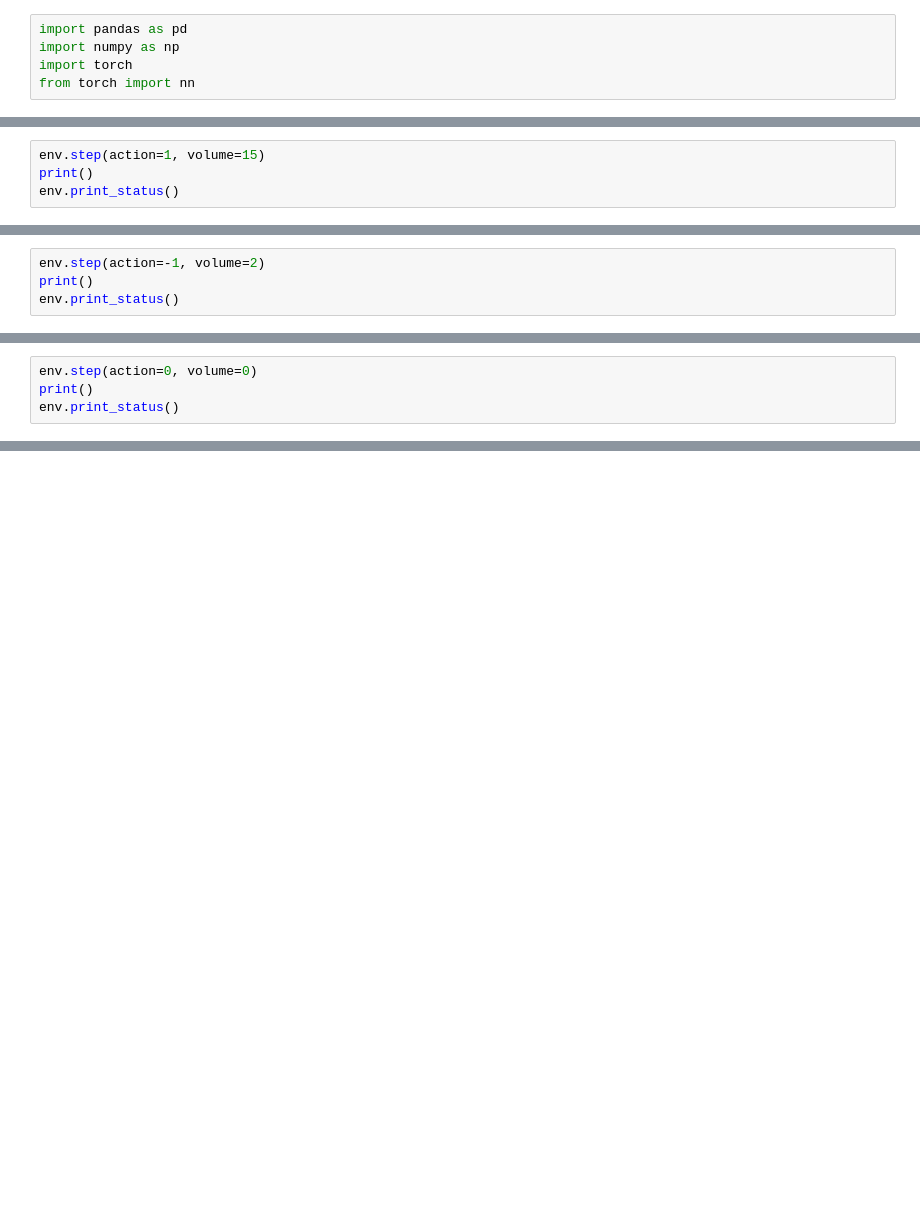
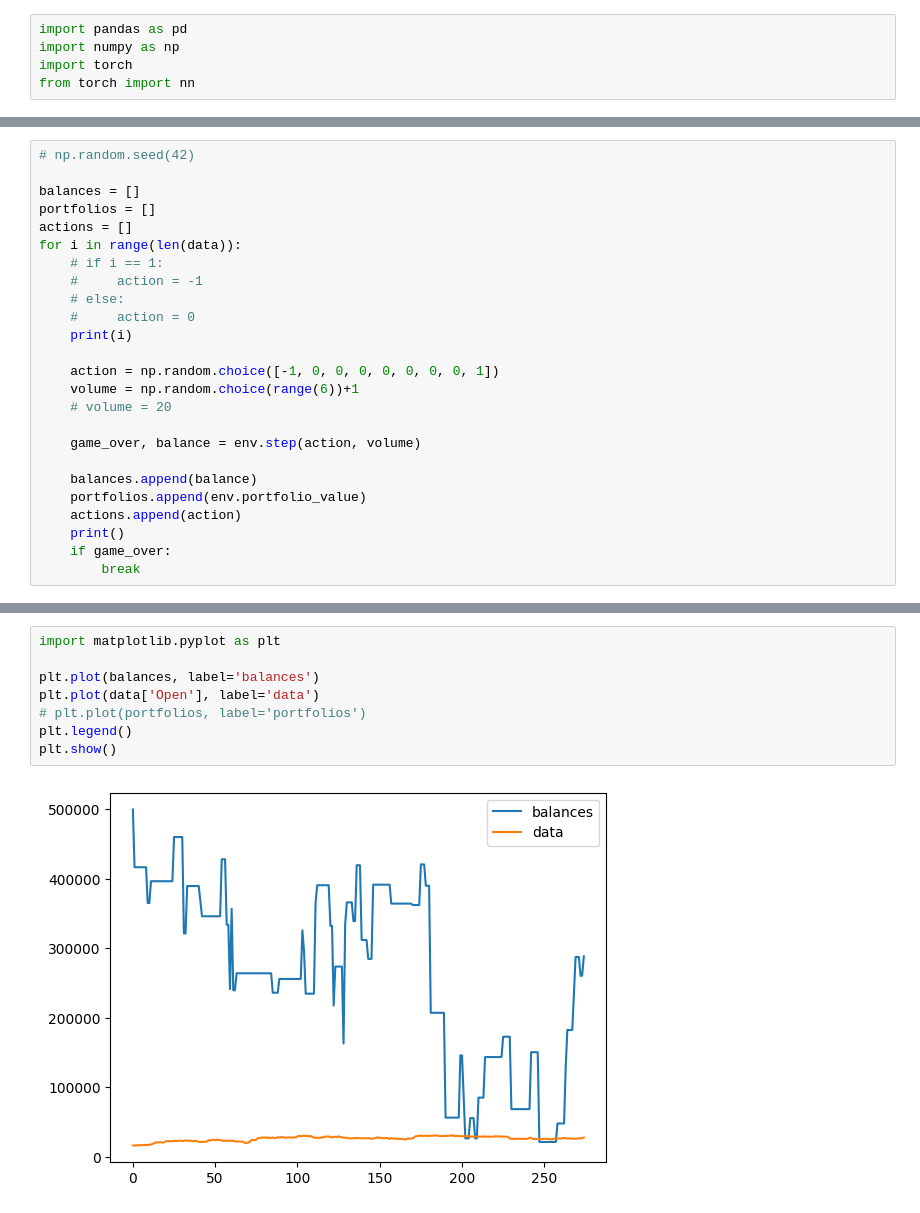
Before and after one commit to pawel-grzeszczyk/stock-market-rl, a Jupyter notebook: env_testing.ipynb, the cells around one changed output, grey strips where cells are left out. Saved outputs shown, nothing was run; the diff lists cells and outputs as text; blank space fills up the shorter version.

```diff
--- a/env_testing.ipynb
+++ b/env_testing.ipynb
@@ -110,4 +42,0 @@ Current Status:
-# %%
-env.step(action=1, volume=15)
-print()
-env.print_status()
@@ -123,4 +42,0 @@ Current Status:
-# %%
-env.step(action=-1, volume=2)
-print()
-env.print_status()
@@ -138,4 +42,0 @@ Current Status:
-# %%
-env.step(action=0, volume=0)
-print()
-env.print_status()
@@ -149,0 +43,25 @@ Current Status:
+# %%
+# np.random.seed(42)
+
+balances = []
+portfolios = []
+actions = []
+for i in range(len(data)):
+    # if i == 1:
+    #     action = -1
+    # else:
+    #     action = 0
+    print(i)
+
+    action = np.random.choice([-1, 0, 0, 0, 0, 0, 0, 0, 1])
+    volume = np.random.choice(range(6))+1
+    # volume = 20
+
+    game_over, balance = env.step(action, volume)
+
+    balances.append(balance)
+    portfolios.append(env.portfolio_value)
+    actions.append(action)
+    print()
+    if game_over:
+        break
@@ -149,0 +86,10 @@ Current Status:
+# %%
+import matplotlib.pyplot as plt
+
+plt.plot(balances, label='balances')
+plt.plot(data['Open'], label='data')
+# plt.plot(portfolios, label='portfolios')
+plt.legend()
+plt.show()
+# %% [output]
+[figure, added]
```
Also changed, not shown: parts of 14 cells of this notebook, 1 other file.
